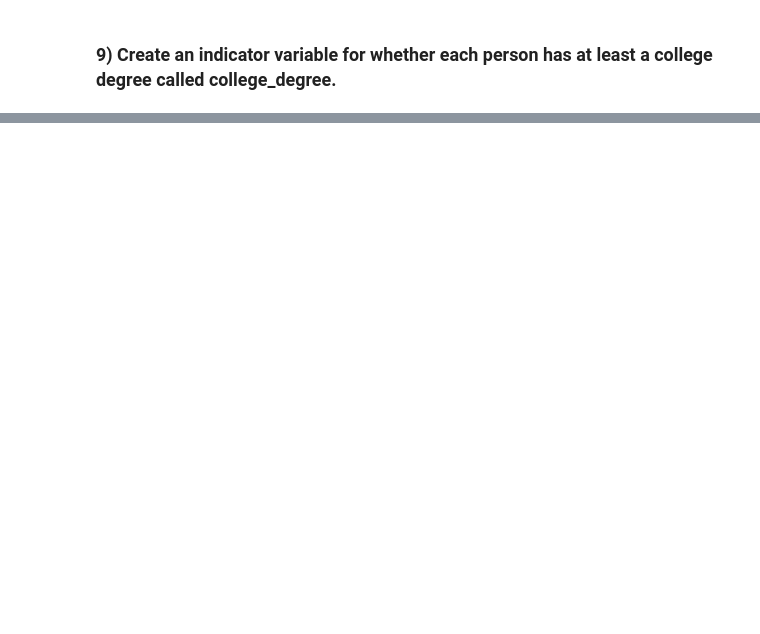
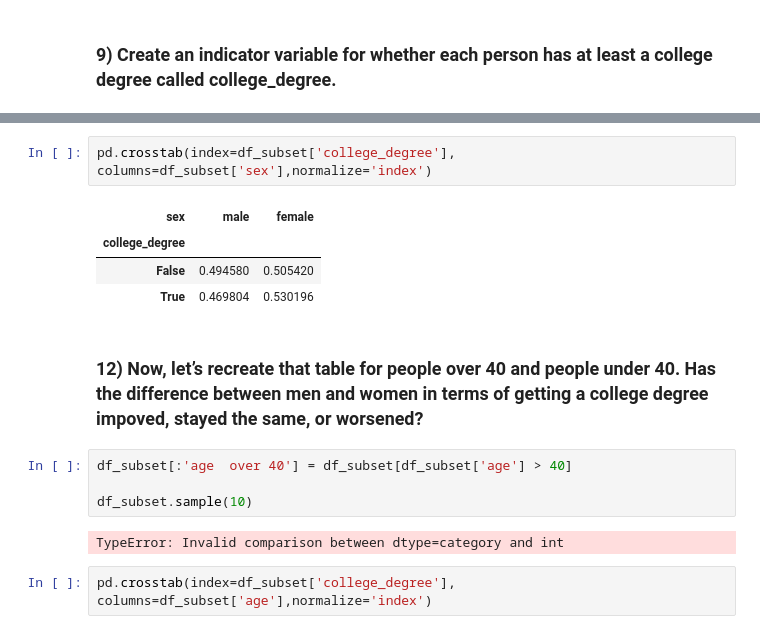
Before and after one commit to Larissa-MR/Duke_MIDS, a Jupyter notebook: Cleaninng.ipynb, the cells around one changed output, grey strips where cells are left out. Saved outputs shown, nothing was run; the diff lists cells and outputs as text; blank space fills up the shorter version.

```diff
--- a/Cleaninng.ipynb
+++ b/Cleaninng.ipynb
@@ -62,0 +164,17 @@ df_subset.sample(50)
+# %%
+pd.crosstab(index=df_subset['college_degree'], columns=df_subset['sex'],normalize='index')
+# %% [output]
+| sex | male | female |
+| college_degree |  |  |
+| False | 0.494580 | 0.505420 |
+| True | 0.469804 | 0.530196 |
+# %% [markdown]
+### 12) Now, let’s recreate that table for people over 40 and people under 40. Has the difference between men and women in terms of getting a college degree impoved, stayed the same, or worsened?
+# %%
+df_subset[:'age  over 40'] = df_subset[df_subset['age'] > 40]
+
+df_subset.sample(10)
+# %% [output]
+TypeError: Invalid comparison between dtype=category and int
+# %%
+pd.crosstab(index=df_subset['college_degree'], columns=df_subset['age'],normalize='index')
```
Also changed, not shown: parts of 16 cells of this notebook.
